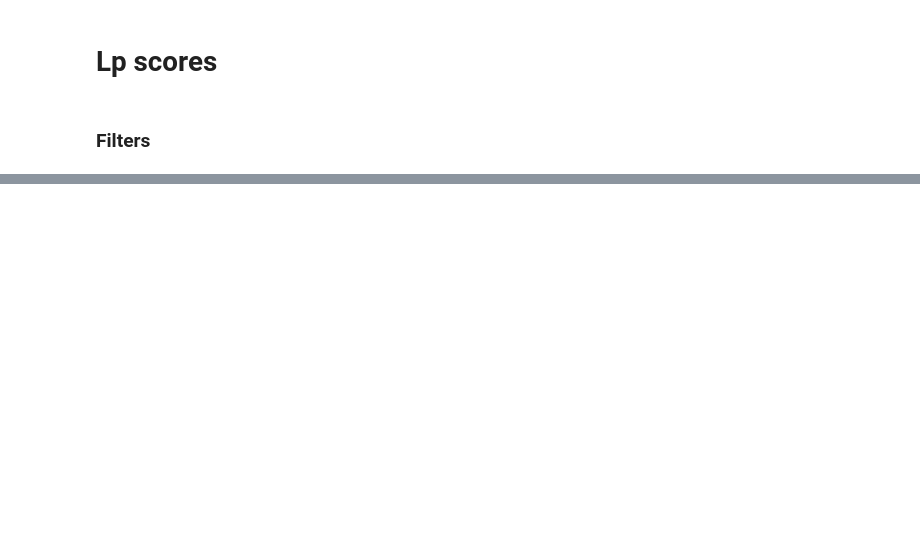
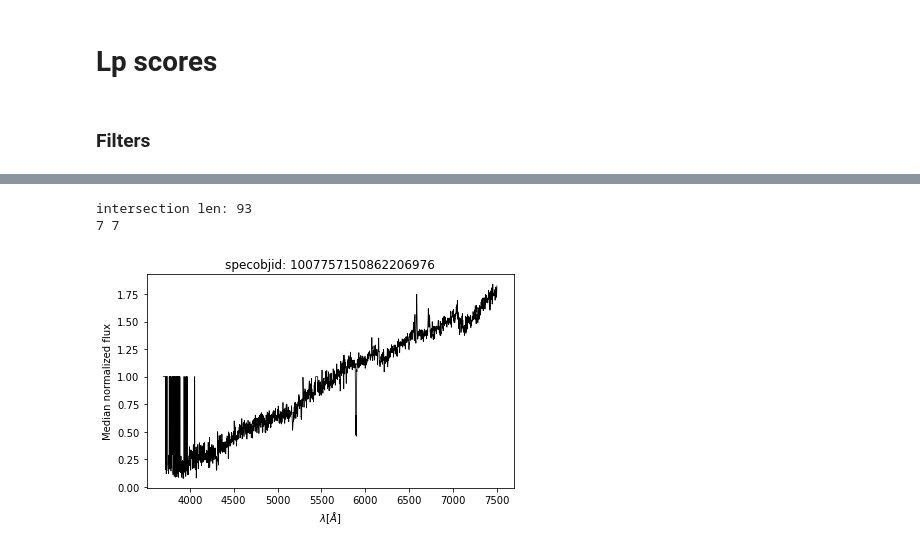
Before and after one commit to ed-ortizm/anomaly, a Jupyter notebook: explore/explore.ipynb, the cells around one changed output, grey strips where cells are left out. Cells and saved outputs as stored; diff of their text form; code cells hidden in the pictures; blank space fills up the shorter version.

```diff
--- a/explore/explore.ipynb
+++ b/explore/explore.ipynb
@@ -197,0 +198,78 @@ for idx_id in idxs_filter:
+# %%
+lp_ignore = ["lp_noRel100", "lp_noRel97"]
+intersection_set = set_scores_index["lp_noRel100"]
+
+for metric in lp_ignore:
+
+    intersection_set = intersection_set.intersection(
+        set_scores_index[metric]
+    )
+print("intersection len:", len(intersection_set))
+
+diff_in_ignore = set_scores_index["lp_noRel97"].difference(
+    intersection_set
+)
+
+diff_in_lp = set_scores_index["lp_noRel100"].difference(
+    intersection_set
+)
+
+print(len(diff_in_ignore), len(diff_in_lp))
+
+idxs_lp = []
+for specobjid in diff_in_lp:
+    idx = specobjid_to_idx(specobjid=specobjid, ids=ids)
+    idxs_lp.append([idx, specobjid])
+
+idxs_ignore = []
+for specobjid in diff_in_ignore:
+    idx = specobjid_to_idx(specobjid=specobjid, ids=ids)
+    idxs_ignore.append([idx, specobjid])
+# %% [output]
+intersection len: 93
+7 7
+# %%
+save_to = "/home/edgar/explain-me-why/sections/figures/score/lp/ignore"
+fig, ax = plt.subplots(tight_layout=True)
+
+for idx_id in idxs_ignore:
+
+    specobjid = idx_id[1]
+
+    ax.clear()
+
+    ax.title.set_text(f"specobjid: {specobjid}")
+
+    ax.set_xlabel("$\lambda [\AA]$")
+    ax.set_ylabel("Median normalized flux")
+
+    ax.plot(
+        wave, spectra[idx_id[0]],
+        color="black", #label=f"specobjid: {specobjid}"
+        lw=0.75
+    )
+    plot_name = f"lp_ignore_{idx_id[0]}"
+    # fig.savefig(f"{save_to}/{plot_name}.png")
+    fig.savefig(f"{save_to}/{plot_name}.pdf")
+
+for idx_id in idxs_lp:
+
+    specobjid = idx_id[1]
+
+    ax.clear()
+
+    ax.title.set_text(f"specobjid: {specobjid}")
+
+    ax.set_xlabel("$\lambda [\AA]$")
+    ax.set_ylabel("Median normalized flux")
+
+    ax.plot(
+        wave, spectra[idx_id[0]],
+        color="black", #label=f"specobjid: {specobjid}"
+        lw=0.75
+    )
+    plot_name = f"lp_{idx_id[0]}"
+    # fig.savefig(f"{save_to}/{plot_name}.png")
+    fig.savefig(f"{save_to}/{plot_name}.pdf")
+# %% [output]
+[figure, added]
```
Also changed, not shown: parts of 4 cells of this notebook, 1 other file.
